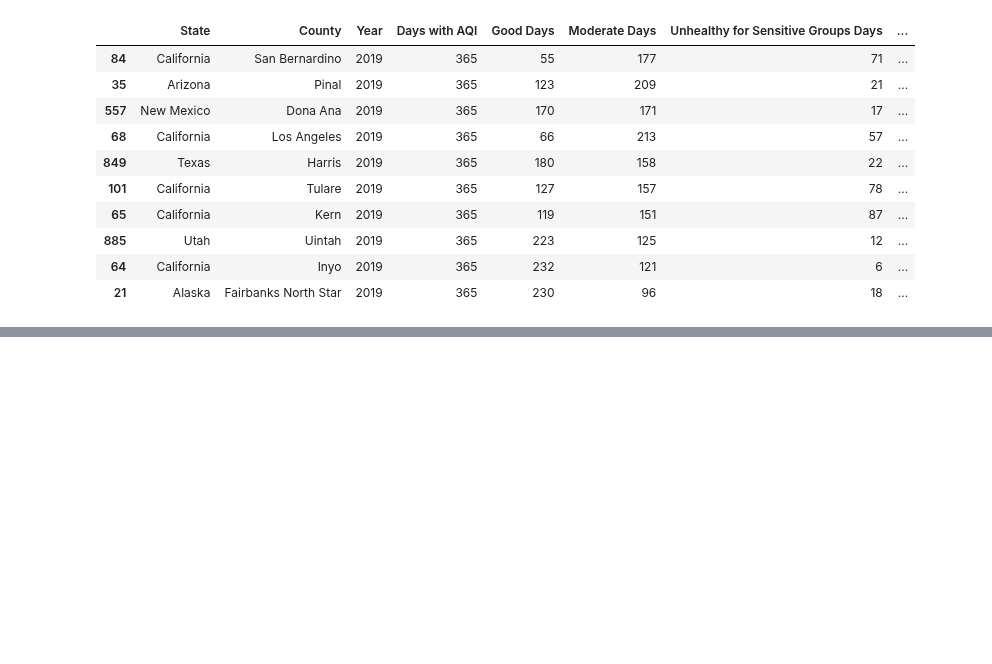
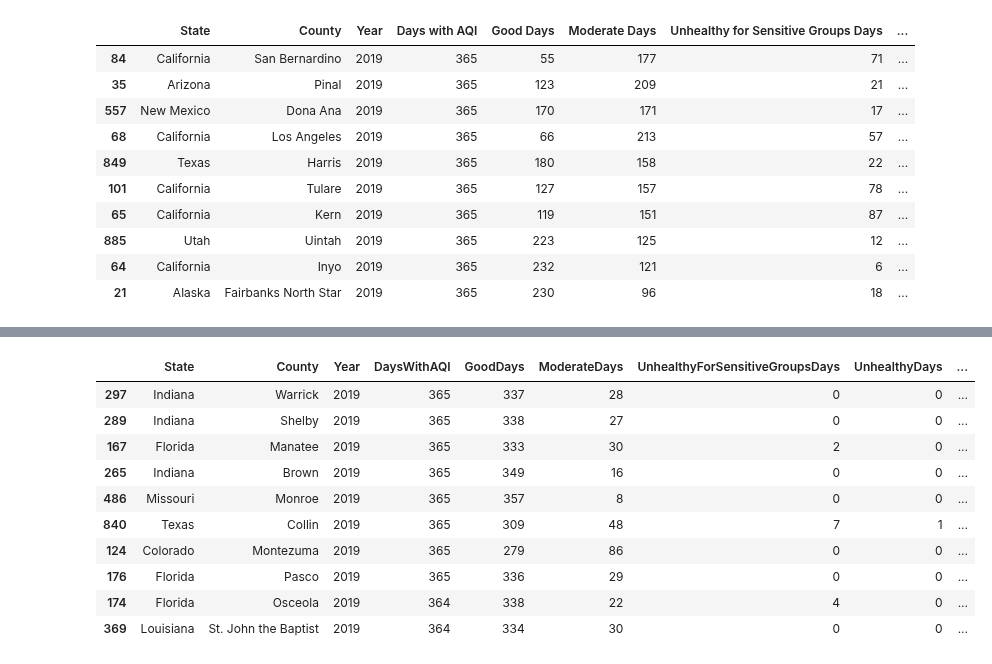
Before and after one commit to AvatarJoshi/copd_project, a Jupyter notebook: 2019/AirQuality_2019.ipynb, the cells around one changed output, grey strips where cells are left out. Cells and saved outputs as stored; diff of their text form; code cells hidden in the pictures; blank space fills up the shorter version.

```diff
--- a/2019/AirQuality_2019.ipynb
+++ b/2019/AirQuality_2019.ipynb
@@ -160,0 +176,15 @@ aqi_df.sort_values(by=['UnhealthyDays'],  ascending=False).head(10)
+# %%
+# Sory by Days of Ozone
+aqi_df.sort_values(by=['DaysOzone'],  ascending=False).head(10)
+# %% [output]
+|  | State | County | Year | DaysWithAQI | GoodDays | ModerateDays | UnhealthyForSensitiveGroupsDays | UnhealthyDays | ... |
+| 297 | Indiana | Warrick | 2019 | 365 | 337 | 28 | 0 | 0 | ... |
+| 289 | Indiana | Shelby | 2019 | 365 | 338 | 27 | 0 | 0 | ... |
+| 167 | Florida | Manatee | 2019 | 365 | 333 | 30 | 2 | 0 | ... |
+| 265 | Indiana | Brown | 2019 | 365 | 349 | 16 | 0 | 0 | ... |
+| 486 | Missouri | Monroe | 2019 | 365 | 357 | 8 | 0 | 0 | ... |
+| 840 | Texas | Collin | 2019 | 365 | 309 | 48 | 7 | 1 | ... |
+| 124 | Colorado | Montezuma | 2019 | 365 | 279 | 86 | 0 | 0 | ... |
+| 176 | Florida | Pasco | 2019 | 365 | 336 | 29 | 0 | 0 | ... |
+| 174 | Florida | Osceola | 2019 | 364 | 338 | 22 | 4 | 0 | ... |
+| 369 | Louisiana | St. John the Baptist | 2019 | 364 | 334 | 30 | 0 | 0 | ... |
```
Also changed, not shown: parts of 1 cell of this notebook.
